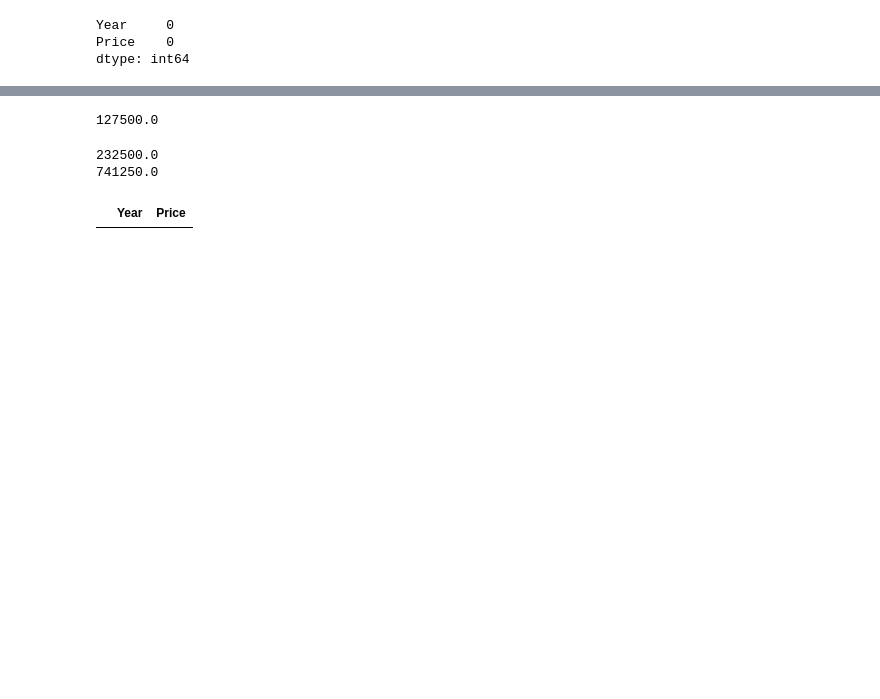
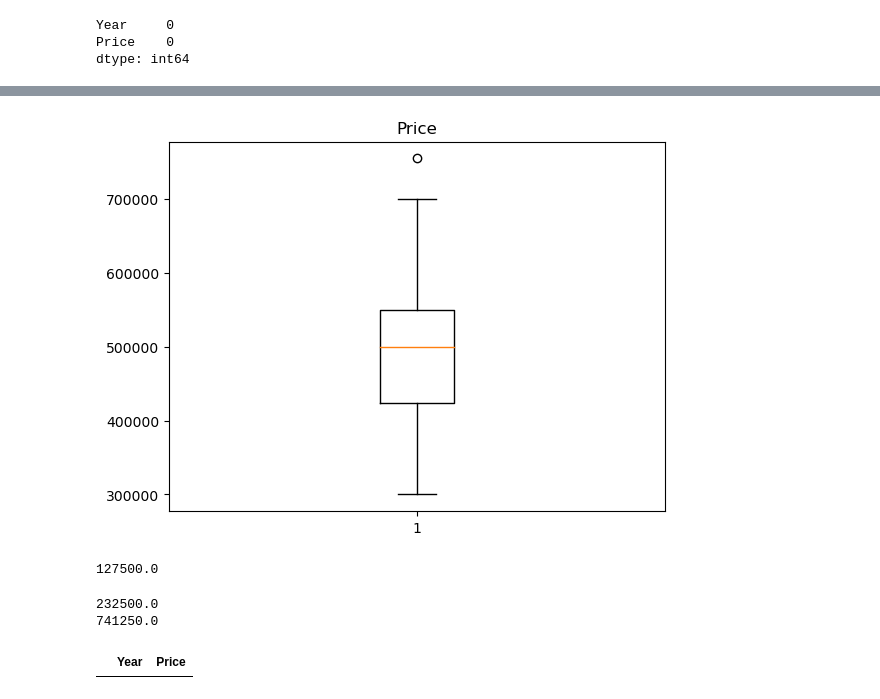
Before and after one commit to ManjuMV27/DataScienceProjects, a Jupyter notebook: MANJU_MV_case study.ipynb, the cells around one changed output, grey strips where cells are left out. Saved outputs shown, nothing was run; the diff lists cells and outputs as text; code cells hidden in the pictures; blank space fills up the shorter version.

```diff
--- a/MANJU_MV_case study.ipynb
+++ b/MANJU_MV_case study.ipynb
@@ -77,2 +74,9 @@ plt.show()
+# %%
+for i in ['Price']:
+    plt.figure()
+    plt.boxplot(data[i])
+    plt.title(i)
+# %% [output]
+[figure, added]
 # %%
 
```
Also changed, not shown: parts of 49 cells of this notebook.
